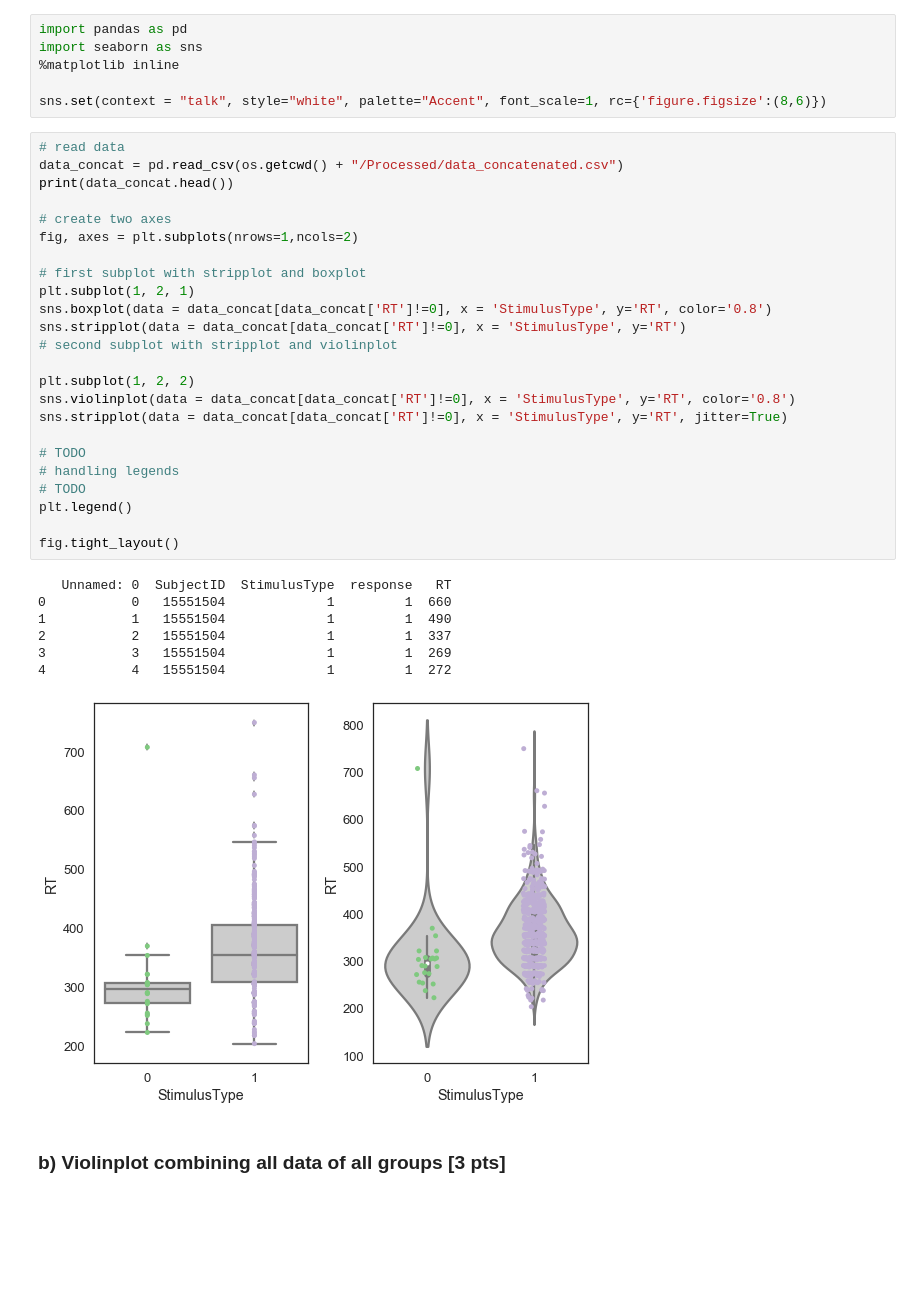
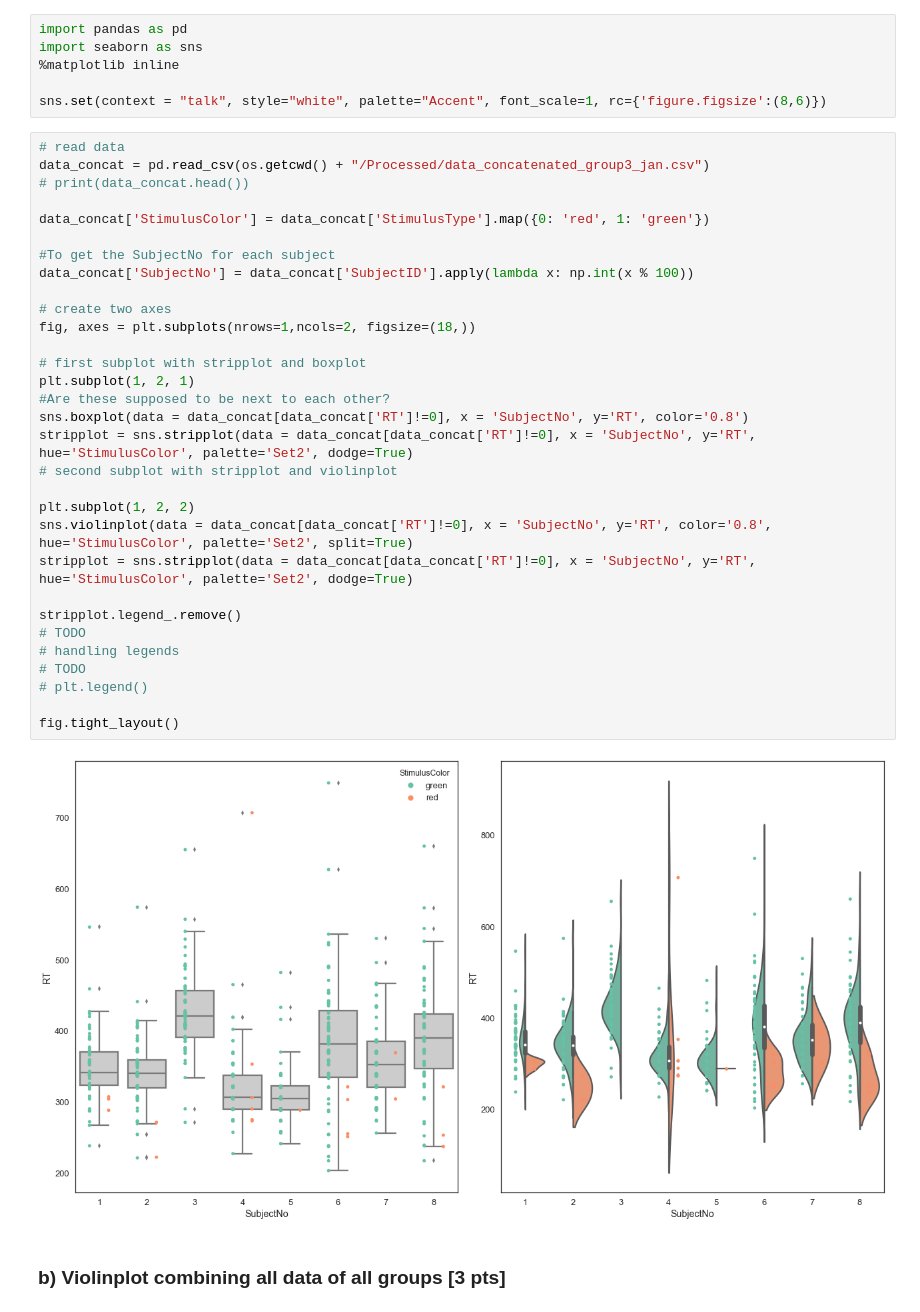
Before and after one commit to NBP-ACC/week-4-acc_3, a Jupyter notebook: sheet02_jan.ipynb, the cells around one changed output. Saved outputs shown, nothing was run; the diff lists cells and outputs as text; blank space fills up the shorter version.

```diff
--- a/sheet02_jan.ipynb
+++ b/sheet02_jan.ipynb
@@ -169,36 +152,37 @@ import seaborn as sns
 sns.set(context = "talk", style="white", palette="Accent", font_scale=1, rc={'figure.figsize':(8,6)})
 # %%
 # read data
-data_concat = pd.read_csv(os.getcwd() + "/Processed/data_concatenated.csv")
-print(data_concat.head())
+data_concat = pd.read_csv(os.getcwd() + "/Processed/data_concatenated_group3_jan.csv")
+# print(data_concat.head())
+
+data_concat['StimulusColor'] = data_concat['StimulusType'].map({0: 'red', 1: 'green'})
+
+#To get the SubjectNo for each subject
+data_concat['SubjectNo'] = data_concat['SubjectID'].apply(lambda x: np.int(x % 100))
 
 # create two axes
-fig, axes = plt.subplots(nrows=1,ncols=2)
+fig, axes = plt.subplots(nrows=1,ncols=2, figsize=(18,))
 
 # first subplot with stripplot and boxplot
 plt.subplot(1, 2, 1)
-sns.boxplot(data = data_concat[data_concat['RT']!=0], x = 'StimulusType', y='RT', color='0.8')
-sns.stripplot(data = data_concat[data_concat['RT']!=0], x = 'StimulusType', y='RT')
+#Are these supposed to be next to each other?
+sns.boxplot(data = data_concat[data_concat['RT']!=0], x = 'SubjectNo', y='RT', color='0.8')
+stripplot = sns.stripplot(data = data_concat[data_concat['RT']!=0], x = 'SubjectNo', y='RT', hue='StimulusColor', palette='Set2', dodge=True)
 # second subplot with stripplot and violinplot
 
 plt.subplot(1, 2, 2)
-sns.violinplot(data = data_concat[data_concat['RT']!=0], x = 'StimulusType', y='RT', color='0.8')
-sns.stripplot(data = data_concat[data_concat['RT']!=0], x = 'StimulusType', y='RT', jitter=True)
+sns.violinplot(data = data_concat[data_concat['RT']!=0], x = 'SubjectNo', y='RT', color='0.8', hue='StimulusColor', palette='Set2', split=True)
+stripplot = sns.stripplot(data = data_concat[data_concat['RT']!=0], x = 'SubjectNo', y='RT', hue='StimulusColor', palette='Set2', dodge=True)
 
+stripplot.legend_.remove()
 # TODO
 # handling legends
 # TODO
-plt.legend()
+# plt.legend()
 
 fig.tight_layout()
 # %% [output]
-   Unnamed: 0  SubjectID  StimulusType  response   RT
-0           0   15551504             1         1  660
-1           1   15551504             1         1  490
-2           2   15551504             1         1  337
-3           3   15551504             1         1  269
-4           4   15551504             1         1  272
-[figure, old version]
+[figure, new version]
 # %% [markdown]
 ### b) Violinplot combining all data of all groups [3 pts]
 # %% [markdown]
```
Also changed, not shown: parts of 5 cells of this notebook.
